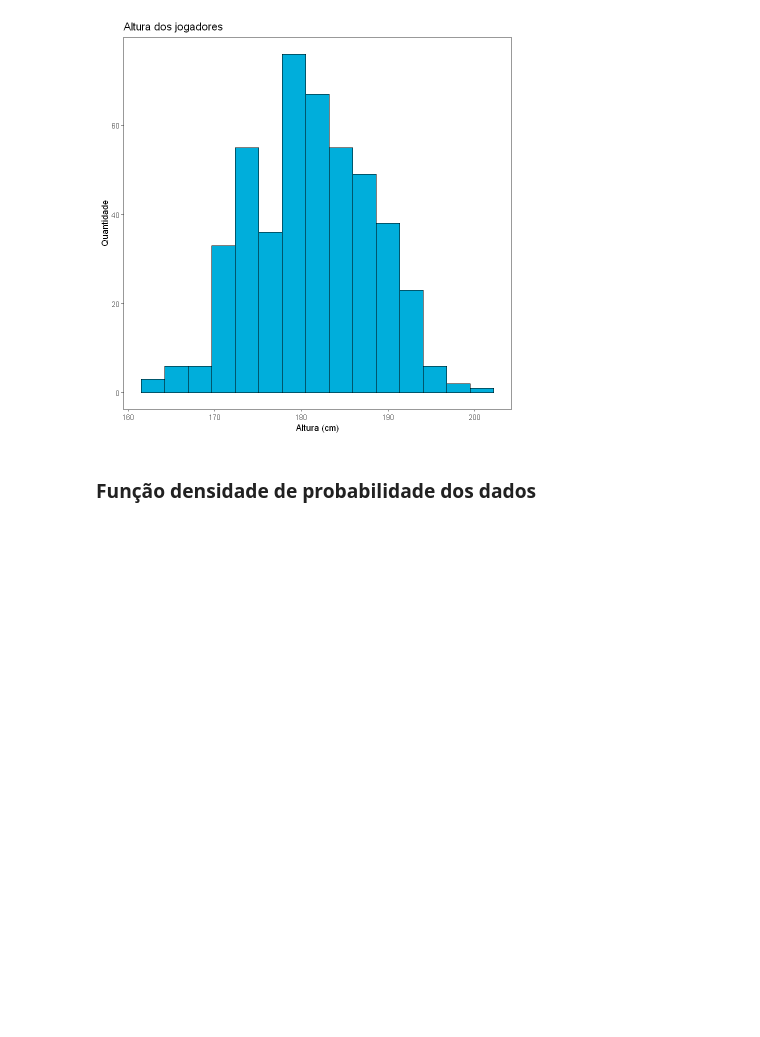
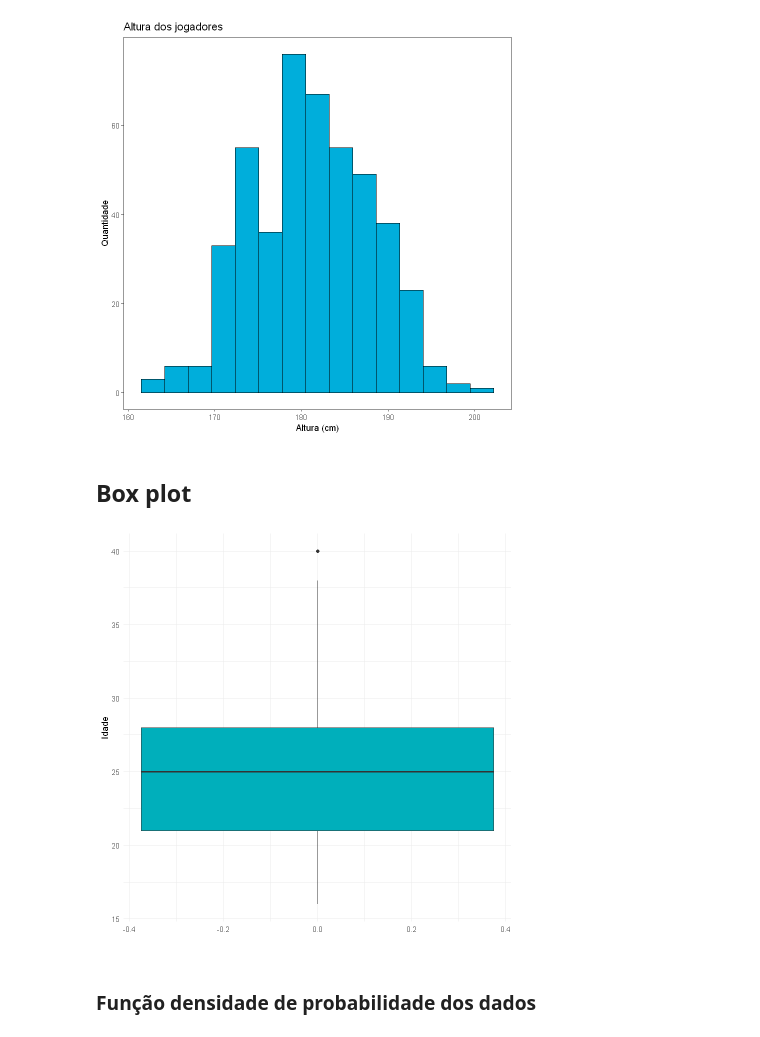
Before and after one commit to turing-usp/workshop_estatistica_com_R, a Jupyter notebook: fifa-gabarito.ipynb, the cells around one changed output. Cells and saved outputs as stored; diff of their text form; code cells hidden in the pictures; blank space fills up the shorter version.

```diff
--- a/fifa-gabarito.ipynb
+++ b/fifa-gabarito.ipynb
@@ -858,6 +858,16 @@ aes(
 +theme_test()+labs(y = "Quantidade", x = "Altura (cm)", title = "Altura dos jogadores"))
 # %% [output]
 [figure]
+# %% [markdown]
+## Box plot
+# %%
+(ggplot(data = fifa2) + aes( age) +
+ geom_boxplot(fill="#00AFBB")+
+ theme_minimal() + coord_flip() +
+ labs(y="",  x="Idade")
+ )
+# %% [output]
+[figure, added]
 # %% [markdown]
 ### Função densidade de probabilidade dos dados
 # %%
```
Also changed, not shown: parts of 2 cells of this notebook, 1 other file.
